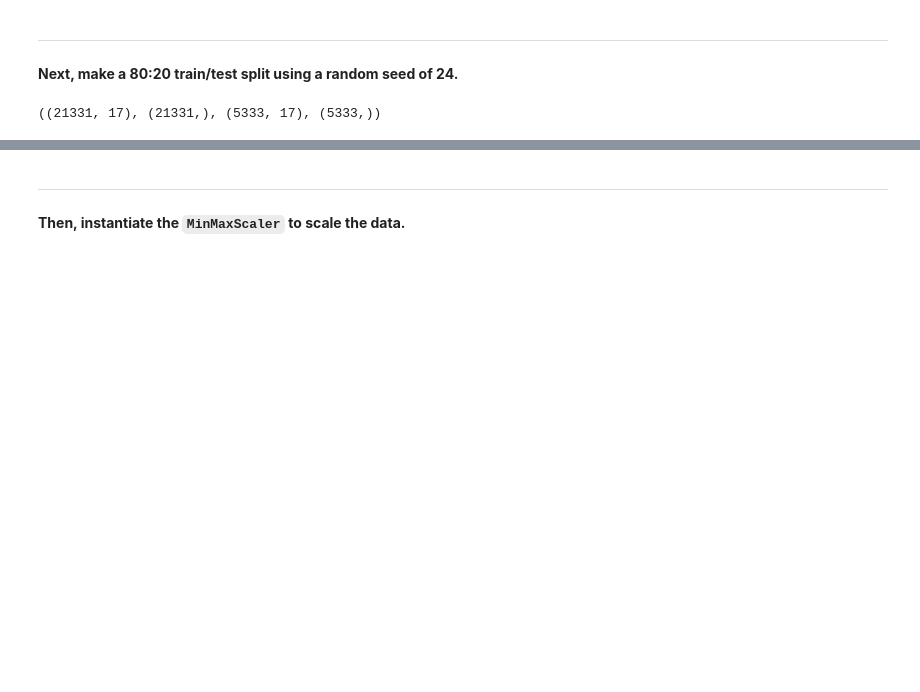
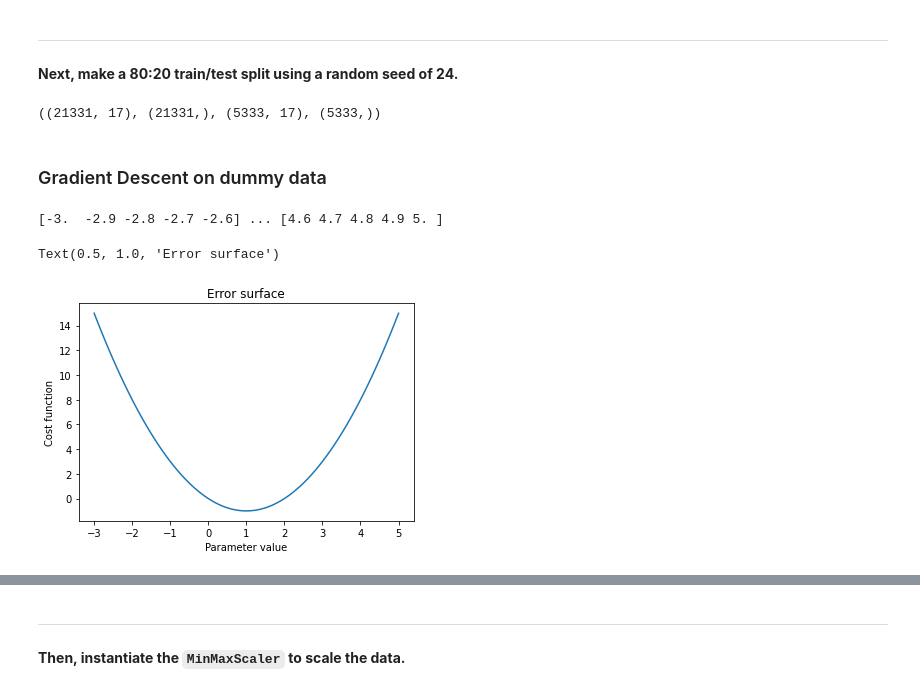
Before and after one commit to anmolpant/Technocolabs-ML-Internship, a Jupyter notebook: Mini Tasks/Mini Task 2/Cross-Validation_and_Feature_Engineering/Cross-Validation_and_Feature_Engineering.ipynb, the cells around one changed output, grey strips where cells are left out. Saved outputs shown, nothing was run; the diff lists cells and outputs as text; code cells hidden in the pictures; blank space fills up the shorter version.

Commit message:
gradient descent

```diff
--- a/Mini Tasks/Mini Task 2/Cross-Validation_and_Feature_Engineering/Cross-Validation_and_Feature_Engineering.ipynb
+++ b/Mini Tasks/Mini Task 2/Cross-Validation_and_Feature_Engineering/Cross-Validation_and_Feature_Engineering.ipynb
@@ -66,3 +66,24 @@ X_train, X_test, y_train, y_test = train_test_split(X.values, y.values, test_siz
 X_train.shape, y_train.shape, X_test.shape, y_test.shape
 # %% [output]
 ((21331, 17), (21331,), (5333, 17), (5333,))
+# %% [markdown]
+### Gradient Descent on dummy data
+# %%
+import numpy as np
+X_poly = np.linspace(-3,5,81)
+print(X_poly[:5], '...', X_poly[-5:])
+# %% [output]
+[-3.  -2.9 -2.8 -2.7 -2.6] ... [4.6 4.7 4.8 4.9 5. ]
+# %%
+import matplotlib.pyplot as plt
+%matplotlib inline
+def cost_function(X):
+    return X * (X-2)
+y_poly = cost_function(X_poly)
+plt.plot(X_poly, y_poly)
+plt.xlabel('Parameter value')
+plt.ylabel('Cost function')
+plt.title('Error surface')
+# %% [output]
+Text(0.5, 1.0, 'Error surface')
+[figure, added]
```
Also changed, not shown: parts of 7 cells of this notebook.
